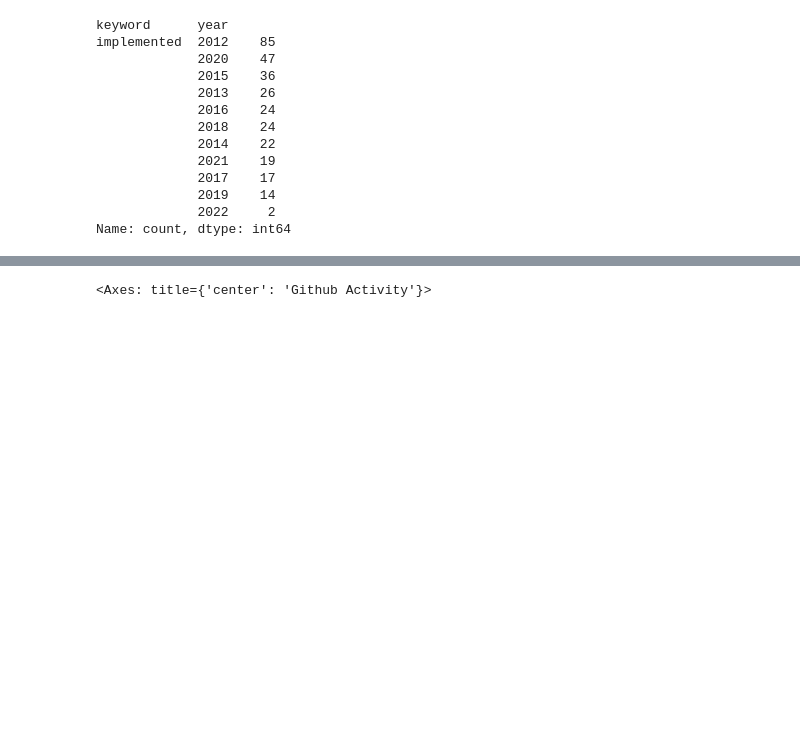
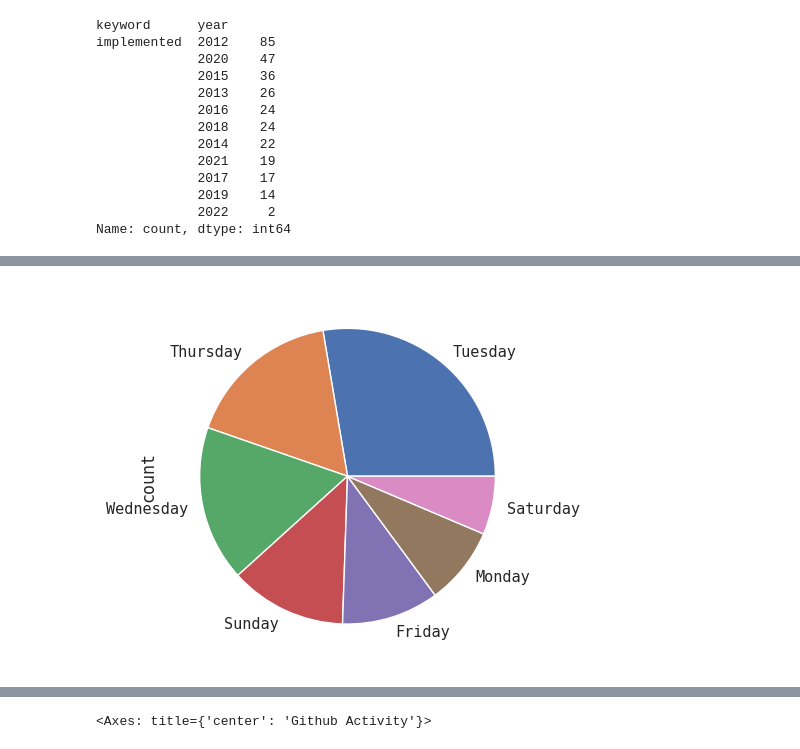
Before and after one commit to RyanMarten/spotify-user-innovation, a Jupyter notebook: data_vis_stats_ryan.ipynb, the cells around one changed output, grey strips where cells are left out. Drawn from its saved outputs; the diff is of its cells as text; code cells hidden in the pictures; blank space fills up the shorter version.

```diff
--- a/data_vis_stats_ryan.ipynb
+++ b/data_vis_stats_ryan.ipynb
@@ -401,26 +401,3 @@ implemented  2012    85
              2019    14
              2022     2
 Name: count, dtype: int64
-# %%
-
-# --- FORMAT 1
-
-# Your x and y axis
-x=range(1,6)
-y=[ [1,4,6,8,9], [2,2,7,10,12], [2,8,5,10,6] ]
-
-# Basic stacked area chart.
-plt.stackplot(x,y, labels=['A','B','C'])
-plt.legend(loc='upper left')
-plt.show()
-
-# --- FORMAT 2
-x=range(1,6)
-y1=[1,4,6,8,9]
-y2=[2,2,7,10,12]
-y3=[2,8,5,10,6]
-
-# Basic stacked area chart.
-plt.stackplot(x,y1, y2, y3, labels=['A','B','C'])
-plt.legend(loc='upper left')
-plt.show()
@@ -455,2 +404,2 @@ Name: count, dtype: float64
 # %%
-impl_posts.loc[impl_posts.year == '2020']
+impl_posts_2020 = impl_posts.loc[impl_posts.year == '2020']
@@ -474,0 +406,8 @@ impl_posts.loc[impl_posts.year == '2020']
+# %%
+from datetime import datetime as dt
+import calendar
+
+# https://pynative.com/python-get-the-day-of-week/
+
+# impl_posts_2020.date.map(lambda x: dt.strptime(x, "%Y-%m-%d").weekday())
+impl_posts_2020['weekday'] = impl_posts_2020.date.map(lambda x: dt.strptime(x, "%Y-%m-%d").strftime('%A'))
@@ -474,0 +420,5 @@ impl_posts.loc[impl_posts.year == '2020']
+# %%
+# impl_posts_2020.plot.pie(subplots=True)
+impl_posts_2020.weekday.value_counts().plot.pie();
+# %% [output]
+[figure, added]
```
Also changed, not shown: parts of 10 cells of this notebook.
